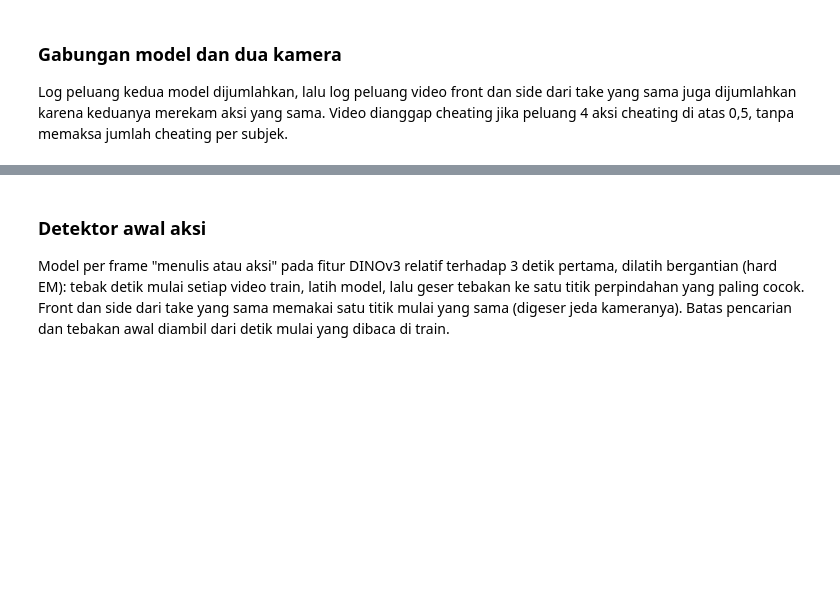
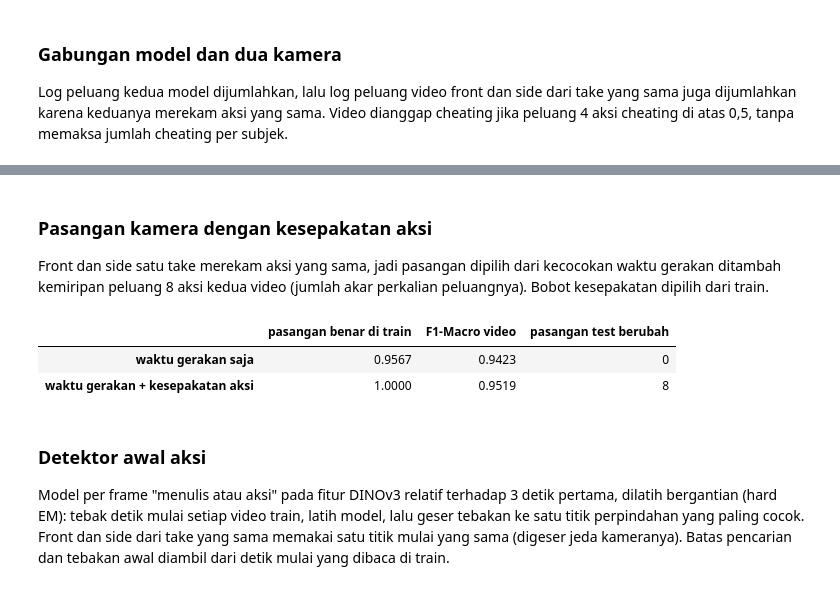
Before and after one commit to LeonArif/dataslayer, a Jupyter notebook: leon/main_legit.ipynb, the cells around one changed output, grey strips where cells are left out. Drawn from its saved outputs; the diff is of its cells as text; code cells hidden in the pictures; blank space fills up the shorter version.

```diff
--- a/leon/main_legit.ipynb
+++ b/leon/main_legit.ipynb
@@ -479,3 +499,35 @@ scores
+# %% [markdown]
+### Pasangan kamera dengan kesepakatan aksi
+Front dan side satu take merekam aksi yang sama, jadi pasangan dipilih dari kecocokan waktu gerakan ditambah kemiripan peluang 8 aksi kedua video (jumlah akar perkalian peluangnya). Bobot kesepakatan dipilih dari train.
+# %%
+def pair_cameras_agree(profiles, probs, subjects, views, w):
+    partner = np.full(len(subjects), -1)
+    for s in np.unique(subjects):
+        f = np.where((subjects == s) & (views == "front"))[0]
+        d = np.where((subjects == s) & (views == "side"))[0]
+        agree = np.sqrt(probs[f][:, None, :] * probs[d][None, :, :]).sum(-1)
+        rows, cols = linear_sum_assignment(-(timing_matrix(profiles, f, d) + w * agree))
+        partner[f[rows]], partner[d[cols]] = d[cols], f[rows]
+    return partner
+
+
+one_camera_train = combine(oof_dino, oof_pose, None)
+one_camera_test = combine(make_model(C_DINO).fit(X_dino, y_action).predict_proba(X_dino_test),
+                          make_model(C_POSE).fit(X_pose, y_action).predict_proba(X_pose_test), None)
+old_train_partner, old_test_partner = train_partner.copy(), test_partner.copy()
+train_partner = pair_cameras_agree(train_profiles, one_camera_train, train["subject"].values, train["view"].values, W_AGREE)
+test_partner = pair_cameras_agree(test_profiles, one_camera_test, test_videos["subject"].values, test_videos["view"].values, W_AGREE)
+oof_final = combine(oof_dino, oof_pose, train_partner)
+pd.DataFrame({
+    "pasangan benar di train": [(old_train_partner == true_partner).mean(), (train_partner == true_partner).mean()],
+    "F1-Macro video": [f1_score(y_label, variants["DINOv3 + pose + dua kamera"][:, :4].sum(1) > 0.5, average="macro"),
+                       f1_score(y_label, oof_final[:, :4].sum(1) > 0.5, average="macro")],
+    "pasangan test berubah": [0, int((test_partner != old_test_partner).sum())],
+}, index=["waktu gerakan saja", "waktu gerakan + kesepakatan aksi"]).round(4)
+# %% [output]
+|  | pasangan benar di train | F1-Macro video | pasangan test berubah |
+| waktu gerakan saja | 0.9567 | 0.9423 | 0 |
+| waktu gerakan + kesepakatan aksi | 1.0000 | 0.9519 | 8 |
 # %% [markdown]
 ### Detektor awal aksi
 Model per frame "menulis atau aksi" pada fitur DINOv3 relatif terhadap 3 detik pertama, dilatih bergantian (hard EM): tebak detik mulai setiap video train, latih model, lalu geser tebakan ke satu titik perpindahan yang paling cocok. Front dan side dari take yang sama memakai satu titik mulai yang sama (digeser jeda kameranya). Batas pencarian dan tebakan awal diambil dari detik mulai yang dibaca di train.
```
Also changed, not shown: parts of 8 cells of this notebook, 12 other files.
